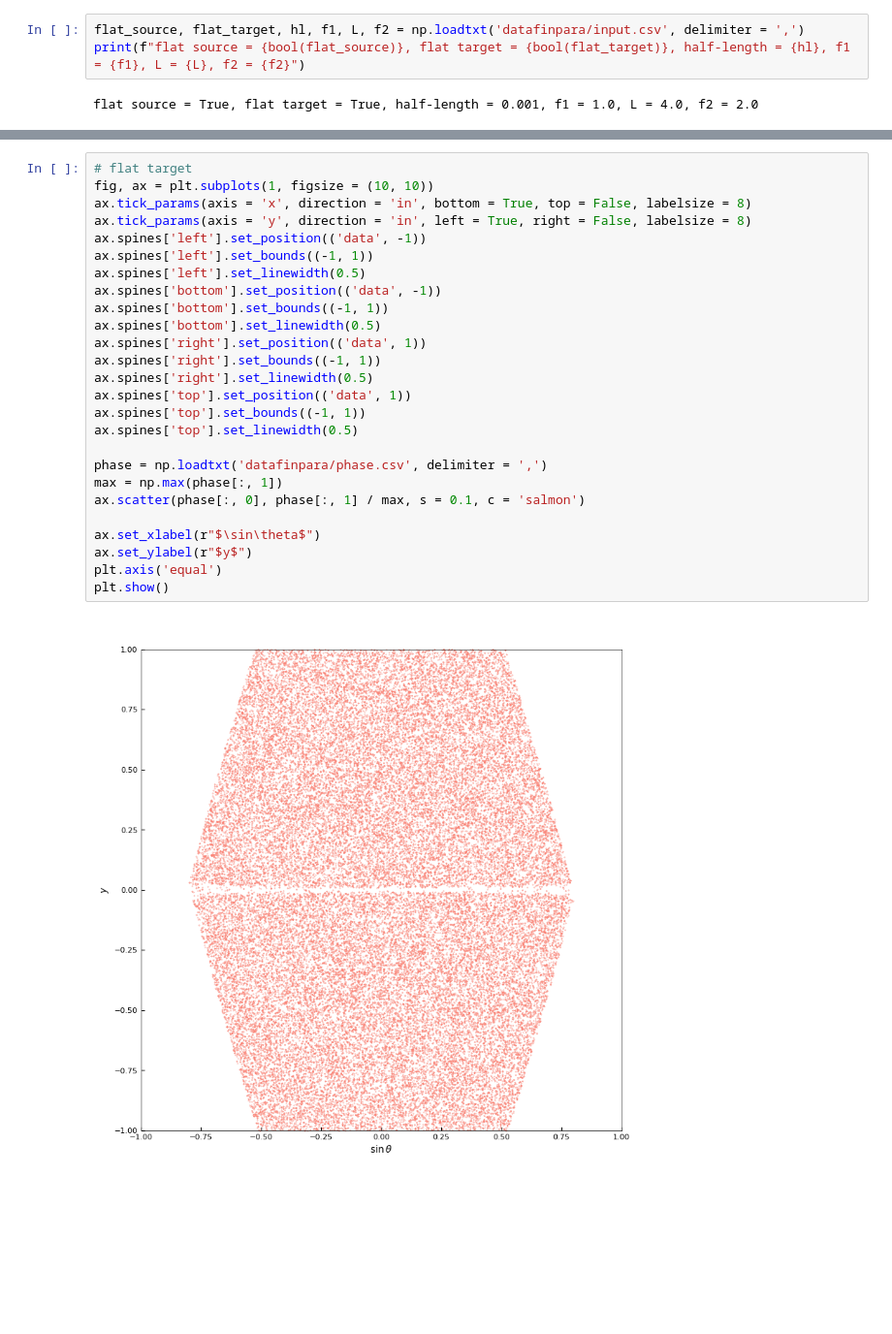
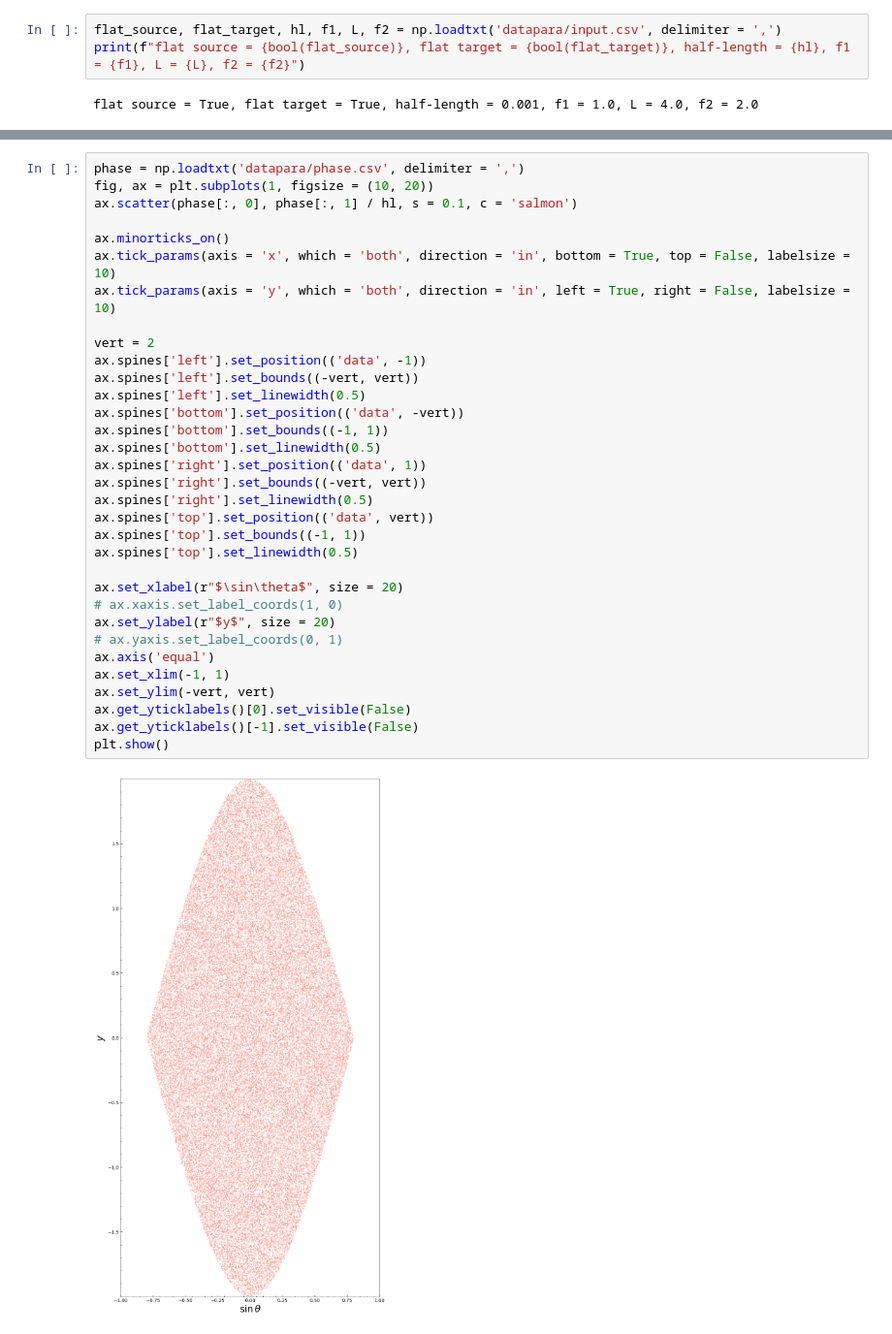
Before and after one commit to ssteinberg/solar_optical_concentrator, a Jupyter notebook: plotfinpara.ipynb, the cells around one changed output, grey strips where cells are left out. Shown at 97% size. Drawn from its saved outputs; the diff is of its cells as text; blank space fills up the shorter version.

```diff
--- a/plotfinpara.ipynb
+++ b/plotfinpara.ipynb
@@ -7,7 +7,7 @@ import matplotlib.ticker as ticker
 # %% [markdown]
 # Parabola
 # %%
-flat_source, flat_target, hl, f1, L, f2 = np.loadtxt('datafinpara/input.csv', delimiter = ',')
+flat_source, flat_target, hl, f1, L, f2 = np.loadtxt('datapara/input.csv', delimiter = ',')
 print(f"flat source = {bool(flat_source)}, flat target = {bool(flat_target)}, half-length = {hl}, f1 = {f1}, L = {L}, f2 = {f2}")
 # %% [output]
 flat source = True, flat target = True, half-length = 0.001, f1 = 1.0, L = 4.0, f2 = 2.0
@@ -41,28 +43,35 @@ plt.show()
 # %%
-# flat target
-fig, ax = plt.subplots(1, figsize = (10, 10))
-ax.tick_params(axis = 'x', direction = 'in', bottom = True, top = False, labelsize = 8)
-ax.tick_params(axis = 'y', direction = 'in', left = True, right = False, labelsize = 8)
+phase = np.loadtxt('datapara/phase.csv', delimiter = ',')
+fig, ax = plt.subplots(1, figsize = (10, 20))
+ax.scatter(phase[:, 0], phase[:, 1] / hl, s = 0.1, c = 'salmon')
+
+ax.minorticks_on()
+ax.tick_params(axis = 'x', which = 'both', direction = 'in', bottom = True, top = False, labelsize = 10)
+ax.tick_params(axis = 'y', which = 'both', direction = 'in', left = True, right = False, labelsize = 10)
+
+vert = 2
 ax.spines['left'].set_position(('data', -1))
-ax.spines['left'].set_bounds((-1, 1))
+ax.spines['left'].set_bounds((-vert, vert))
 ax.spines['left'].set_linewidth(0.5)
-ax.spines['bottom'].set_position(('data', -1))
+ax.spines['bottom'].set_position(('data', -vert))
 ax.spines['bottom'].set_bounds((-1, 1))
 ax.spines['bottom'].set_linewidth(0.5)
 ax.spines['right'].set_position(('data', 1))
-ax.spines['right'].set_bounds((-1, 1))
+ax.spines['right'].set_bounds((-vert, vert))
 ax.spines['right'].set_linewidth(0.5)
-ax.spines['top'].set_position(('data', 1))
+ax.spines['top'].set_position(('data', vert))
 ax.spines['top'].set_bounds((-1, 1))
 ax.spines['top'].set_linewidth(0.5)
 
-phase = np.loadtxt('datafinpara/phase.csv', delimiter = ',')
-max = np.max(phase[:, 1])
-ax.scatter(phase[:, 0], phase[:, 1] / max, s = 0.1, c = 'salmon')
-
-ax.set_xlabel(r"$\sin\theta$")
-ax.set_ylabel(r"$y$")
-plt.axis('equal')
+ax.set_xlabel(r"$\sin\theta$", size = 20)
+# ax.xaxis.set_label_coords(1, 0)
+ax.set_ylabel(r"$y$", size = 20)
+# ax.yaxis.set_label_coords(0, 1)
+ax.axis('equal')
+ax.set_xlim(-1, 1)
+ax.set_ylim(-vert, vert)
+ax.get_yticklabels()[0].set_visible(False)
+ax.get_yticklabels()[-1].set_visible(False)
 plt.show()
 # %% [output]
-[figure, old version]
+[figure, new version]
```
Also changed, not shown: parts of 1 cell of this notebook, 57 other files.
